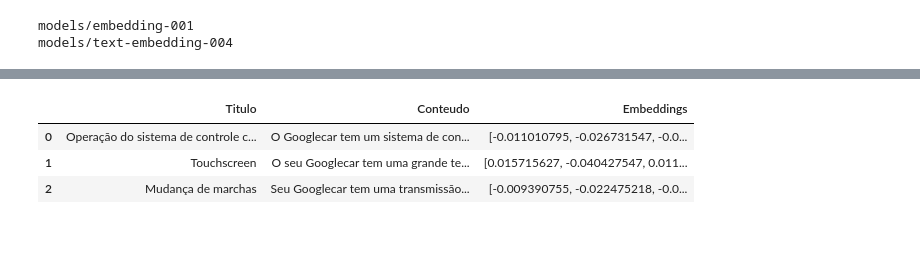
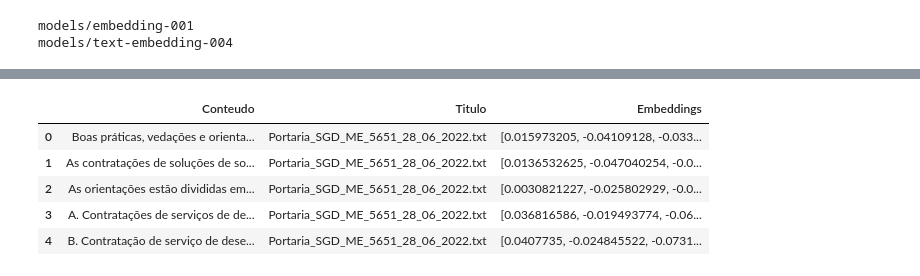
Before and after one commit to thiagofdso/gemini-assistente-documento, a Jupyter notebook: [Imersão_IA_2ª_edição]_Código_Projeto_Assistente_Documento.ipynb, the cells around one changed output, grey strips where cells are left out. Cells and saved outputs as stored; diff of their text form; code cells hidden in the pictures; blank space fills up the shorter version.

```diff
--- a/[Imersão_IA_2ª_edição]_Código_Projeto_Assistente_Documento.ipynb
+++ b/[Imersão_IA_2ª_edição]_Código_Projeto_Assistente_Documento.ipynb
@@ -17,18 +20,3 @@ for m in genai.list_models():
 # %% [output]
 models/embedding-001
 models/text-embedding-004
-# %%
-#Exemplo de embedding
-title = "A próxima geração de IA para desenvolvedores e Google Workspace"
-sample_text = ("Título: A próxima geração de IA para desenvolvedores e Google Workspace"
-    "\n"
-    "Artigo completo:\n"
-    "\n"
-    "Gemini API & Google AI Studio: Uma maneira acessível de explorar e criar protótipos com aplicações de IA generativa")
-
-embeddings = genai.embed_content(model="models/embedding-001",
-                                 content=sample_text,
-                                 title=title,
-                                 task_type="RETRIEVAL_DOCUMENT")
-
-print(embeddings)
@@ -60,0 +23,27 @@ df
+# %%
+# Caminho para o seu arquivo txt
+caminho_do_arquivo = "Portaria_SGD_ME_5651_28_06_2022.txt"
+# Referencia
+# https://www.gov.br/governodigital/pt-br/contratacoes-de-tic/diretrizes-para-contratacao-de-servicos-de-desenvolvimento-e-manutencao-de-sistemas
+
+# Inicializar uma lista vazia para armazenar os registros
+registros = []
+
+# Abrir o arquivo para leitura
+with open(caminho_do_arquivo, 'r') as arquivo:
+    # Ler cada linha do arquivo
+    for linha in arquivo:
+        # Remover espaços em branco e quebras de linha no início e no fim da linha
+        linha_limpa = linha.strip()
+        # Adicionar a linha limpa à lista de registros
+        registros.append([linha_limpa])  # Cada linha é um registro em uma lista
+
+# Criar um DataFrame a partir da lista de registros
+# Cada registro da lista se torna uma linha no DataFrame, e há uma única coluna
+df = pd.DataFrame(registros, columns=['Conteudo'])
+
+# Adicionar uma nova coluna chamada 'Titulo' com o caminho_do_arquivo como valor
+df['Titulo'] = caminho_do_arquivo
+
+# Exibir as primeiras linhas do DataFrame para verificação
+print(df.head())
@@ -68,12 +71,14 @@ def embed_fn(title, text):
                                  task_type="RETRIEVAL_DOCUMENT")["embedding"]
 # %%
 df["Embeddings"] = df.apply(lambda row: embed_fn(row["Titulo"], row["Conteudo"]), axis=1)
-df
+df.head()
 # %% [output]
-|  | Titulo | Conteudo | Embeddings |
-| 0 | Operação do sistema de controle c... | O Googlecar tem um sistema de con... | [-0.011010795, -0.026731547, -0.0... |
-| 1 | Touchscreen | O seu Googlecar tem uma grande te... | [0.015715627, -0.040427547, 0.011... |
-| 2 | Mudança de marchas | Seu Googlecar tem uma transmissão... | [-0.009390755, -0.022475218, -0.0... |
+|  | Conteudo | Titulo | Embeddings |
+| 0 | Boas práticas, vedações e orienta... | Portaria_SGD_ME_5651_28_06_2022.txt | [0.015973205, -0.04109128, -0.033... |
+| 1 | As contratações de soluções de so... | Portaria_SGD_ME_5651_28_06_2022.txt | [0.0136532625, -0.047040254, -0.0... |
+| 2 | As orientações estão divididas em... | Portaria_SGD_ME_5651_28_06_2022.txt | [0.0030821227, -0.025802929, -0.0... |
+| 3 | A. Contratações de serviços de de... | Portaria_SGD_ME_5651_28_06_2022.txt | [0.036816586, -0.019493774, -0.06... |
+| 4 | B. Contratação de serviço de dese... | Portaria_SGD_ME_5651_28_06_2022.txt | [0.0407735, -0.024845522, -0.0731... |
 # %%
 def gerar_e_buscar_consulta(consulta, base, model):
   embedding_da_consulta = genai.embed_content(model=model,
```
Also changed, not shown: parts of 8 cells of this notebook.
